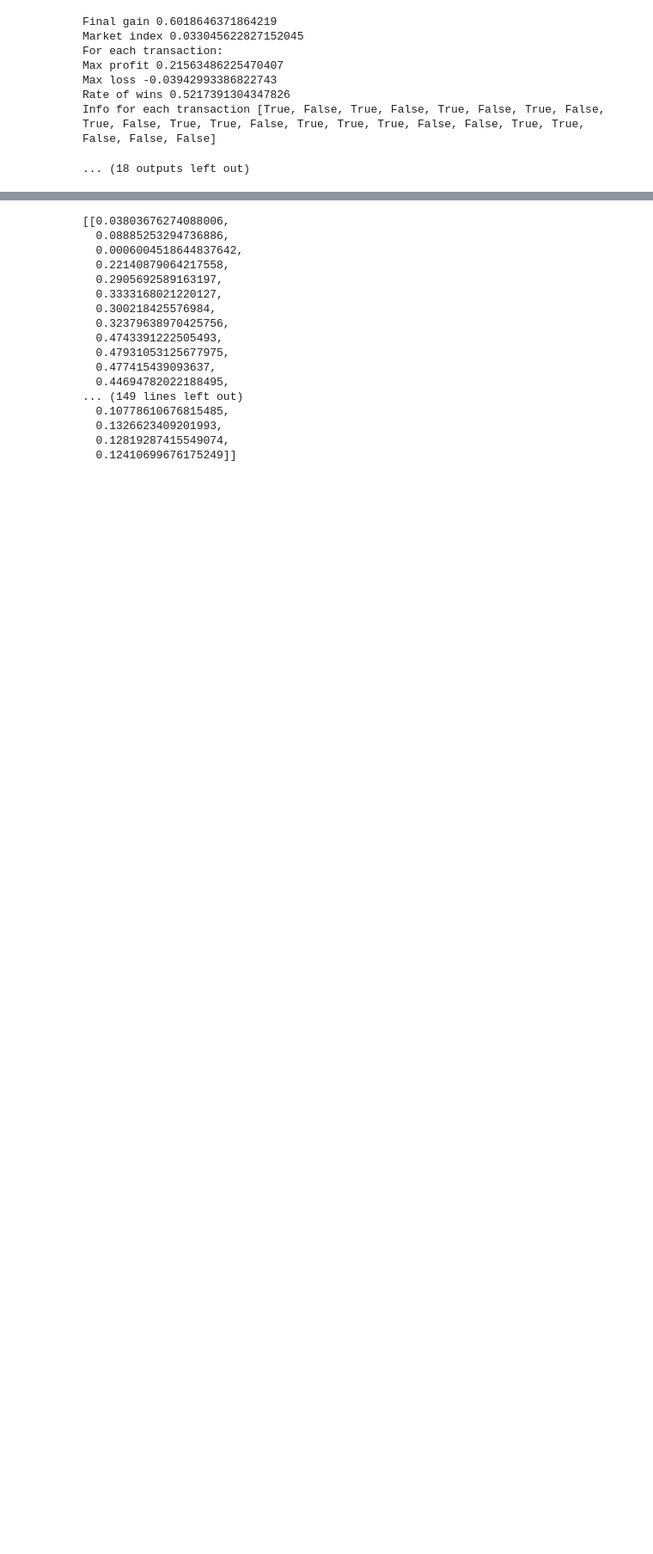
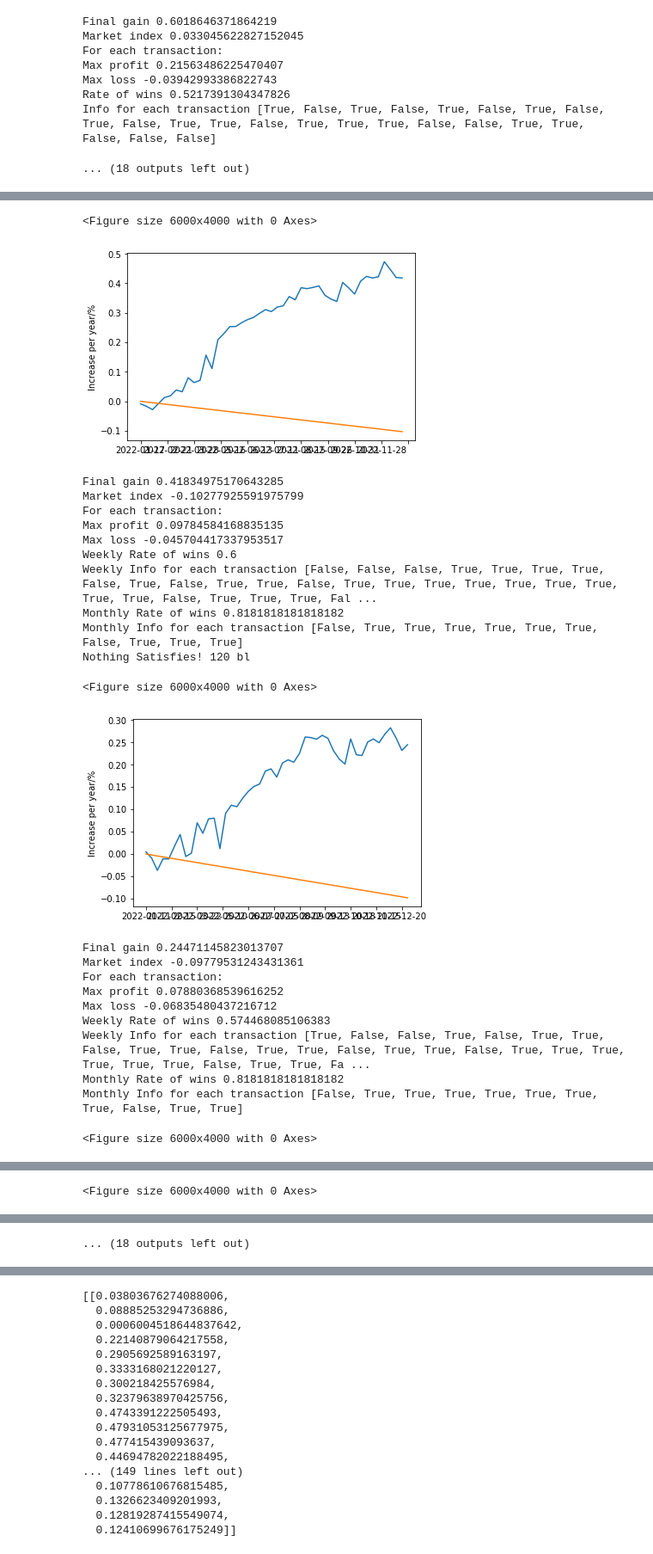
Before and after one commit to yts798/Convertible-Bond-Database, a Jupyter notebook: strategy/strategy.ipynb, the cells around one changed output, grey strips where cells are left out. Shown at 86% size. Cells and saved outputs as stored; diff of their text form; code cells hidden in the pictures; blank space fills up the shorter version.

```diff
--- a/strategy/strategy.ipynb
+++ b/strategy/strategy.ipynb
@@ -985 +1087,43 @@ Info for each transaction [False, True, False, False, True, False, True, True, T
 ... (18 outputs left out)
+# %%
+times = f2020_1
+tt = '2022周一到周五'
+ap = []
+aw = []
+# idts = ['农林牧渔(2021)', '基础化工(2021)', '美容护理(2021)', '通信(2021)', '非银金融(2021)', '电力设备(2021)', '汽车(2021)', '电子(2021)']
+prclst = [[110,120], [120,130]]
+start(DTBS, leap(a2022_1, 1), [], 0, 1, prclst, 1, 3, 1, 'trt', 2, 10, 1, 'bl', 0, 7)
+start(DTBS, leap(a2022_2, 1), [], 0, 1, prclst, 1, 3, 1, 'trt', 2, 10, 1, 'bl', 0, 7)
+start(DTBS, leap(a2022_3, 1), [], 0, 1, prclst, 1, 3, 1, 'trt', 2, 10, 1, 'bl', 0, 7)
+start(DTBS, leap(a2022_4, 1), [], 0, 1, prclst, 1, 3, 1, 'trt', 2, 10, 1, 'bl', 0, 7)
+start(DTBS, leap(a2022_5, 1), [], 0, 1, prclst, 1, 3, 1, 'trt', 2, 10, 1, 'bl', 0, 7)
+start(DTBS, leap(a2022_1, 1), [], 0, 0, prclst, 1, 10, 0, 'trt', 2, 10, 0, 'bl', 0, 7)
+start(DTBS, leap(a2022_2, 1), [], 0, 0, prclst, 1, 10, 0, 'trt', 2, 10, 0, 'bl', 0, 7)
+start(DTBS, leap(a2022_3, 1), [], 0, 0, prclst, 1, 10, 0, 'trt', 2, 10, 0, 'bl', 0, 7)
+start(DTBS, leap(a2022_4, 1), [], 0, 0, prclst, 1, 10, 0, 'trt', 2, 10, 0, 'bl', 0, 7)
+start(DTBS, leap(a2022_5, 1), [], 0, 0, prclst, 1, 10, 0, 'trt', 2, 10, 0, 'bl', 0, 7)
+# %% [output]
+<Figure size 6000x4000 with 0 Axes>
+[figure, added]
+Final gain 0.41834975170643285
+Market index -0.10277925591975799
+For each transaction:
+Max profit 0.09784584168835135
+Max loss -0.045704417337953517
+Weekly Rate of wins 0.6
+Weekly Info for each transaction [False, False, False, True, True, True, True, False, True, False, True, True, False, True, True, True, True, True, True, True, True, True, False, True, True, True, Fal ...
+Monthly Rate of wins 0.8181818181818182
+Monthly Info for each transaction [False, True, True, True, True, True, True, False, True, True, True]
+Nothing Satisfies! 120 bl
+<Figure size 6000x4000 with 0 Axes>
+[figure, added]
+Final gain 0.24471145823013707
+Market index -0.09779531243431361
+For each transaction:
+Max profit 0.07880368539616252
+Max loss -0.06835480437216712
+Weekly Rate of wins 0.574468085106383
+Weekly Info for each transaction [True, False, False, True, False, True, True, False, True, True, False, True, True, False, True, True, False, True, True, True, True, True, True, False, True, True, Fa ...
+Monthly Rate of wins 0.8181818181818182
+Monthly Info for each transaction [False, True, True, True, True, True, True, True, False, True, True]
+<Figure size 6000x4000 with 0 Axes>
@@ -985,0 +1140 @@ Info for each transaction [False, True, False, False, True, False, True, True, T
+<Figure size 6000x4000 with 0 Axes>
@@ -985,0 +1151 @@ Info for each transaction [False, True, False, False, True, False, True, True, T
+... (18 outputs left out)
```
Also changed, not shown: parts of 10 cells of this notebook, 7 other files.
